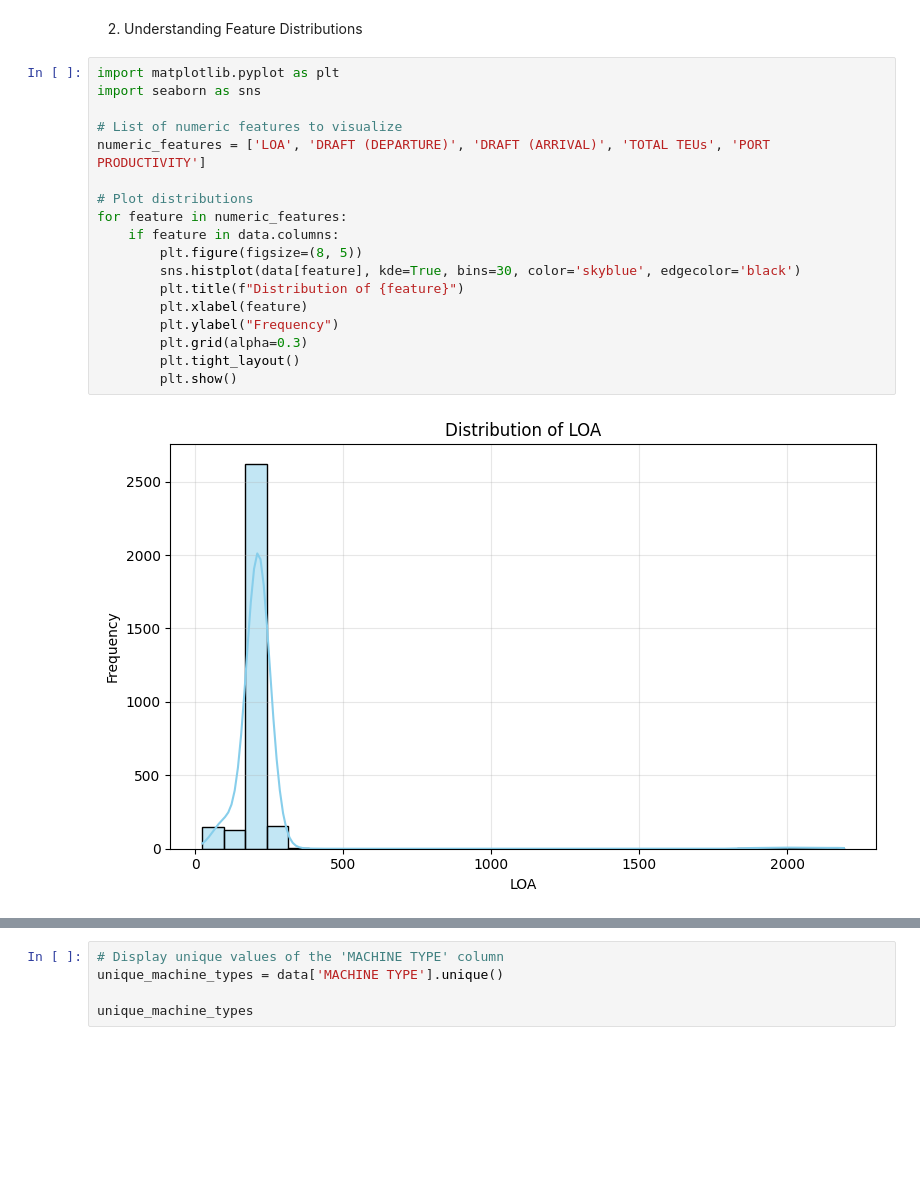
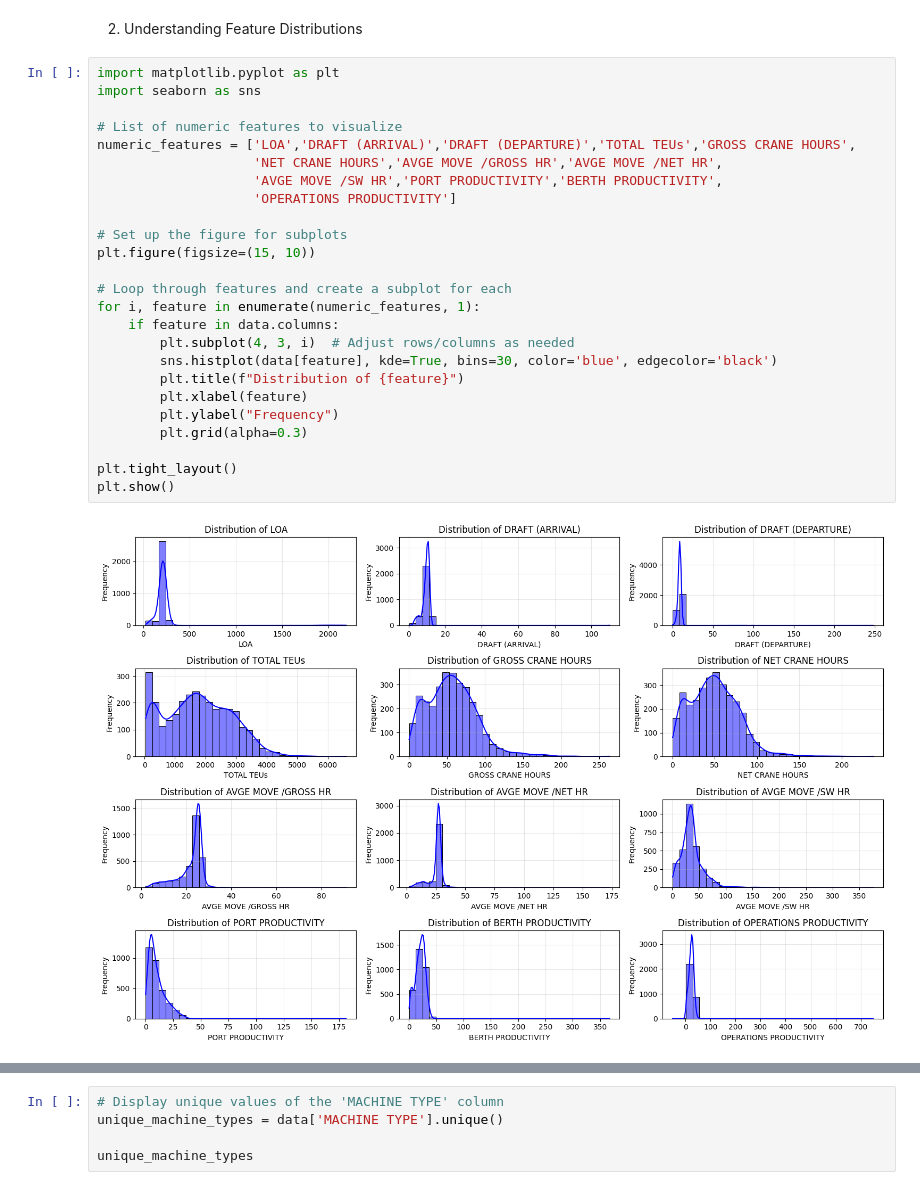
Before and after one commit to Athman-Athman/RESEARCH, a Jupyter notebook: RESEARCH_DATA_ANALYSIS_VTT_NOV_24.ipynb, the cells around one changed output, grey strips where cells are left out. Drawn from its saved outputs; the diff is of its cells as text; blank space fills up the shorter version.

```diff
--- a/RESEARCH_DATA_ANALYSIS_VTT_NOV_24.ipynb
+++ b/RESEARCH_DATA_ANALYSIS_VTT_NOV_24.ipynb
@@ -186,20 +186,27 @@ rows, columns
 # %%
 import matplotlib.pyplot as plt
 import seaborn as sns
 
 # List of numeric features to visualize
-numeric_features = ['LOA', 'DRAFT (DEPARTURE)', 'DRAFT (ARRIVAL)', 'TOTAL TEUs', 'PORT PRODUCTIVITY']
+numeric_features = ['LOA','DRAFT (ARRIVAL)','DRAFT (DEPARTURE)','TOTAL TEUs','GROSS CRANE HOURS',
+                    'NET CRANE HOURS','AVGE MOVE /GROSS HR','AVGE MOVE /NET HR',
+                    'AVGE MOVE /SW HR','PORT PRODUCTIVITY','BERTH PRODUCTIVITY',
+                    'OPERATIONS PRODUCTIVITY']
 
-# Plot distributions
-for feature in numeric_features:
+# Set up the figure for subplots
+plt.figure(figsize=(15, 10))
+
+# Loop through features and create a subplot for each
+for i, feature in enumerate(numeric_features, 1):
     if feature in data.columns:
-        plt.figure(figsize=(8, 5))
-        sns.histplot(data[feature], kde=True, bins=30, color='skyblue', edgecolor='black')
+        plt.subplot(4, 3, i)  # Adjust rows/columns as needed
+        sns.histplot(data[feature], kde=True, bins=30, color='blue', edgecolor='black')
         plt.title(f"Distribution of {feature}")
         plt.xlabel(feature)
         plt.ylabel("Frequency")
         plt.grid(alpha=0.3)
-        plt.tight_layout()
-        plt.show()
+
+plt.tight_layout()
+plt.show()
 # %% [output]
-[figure, old version]
+[figure, new version]
```
Also changed, not shown: parts of 4 cells of this notebook.
